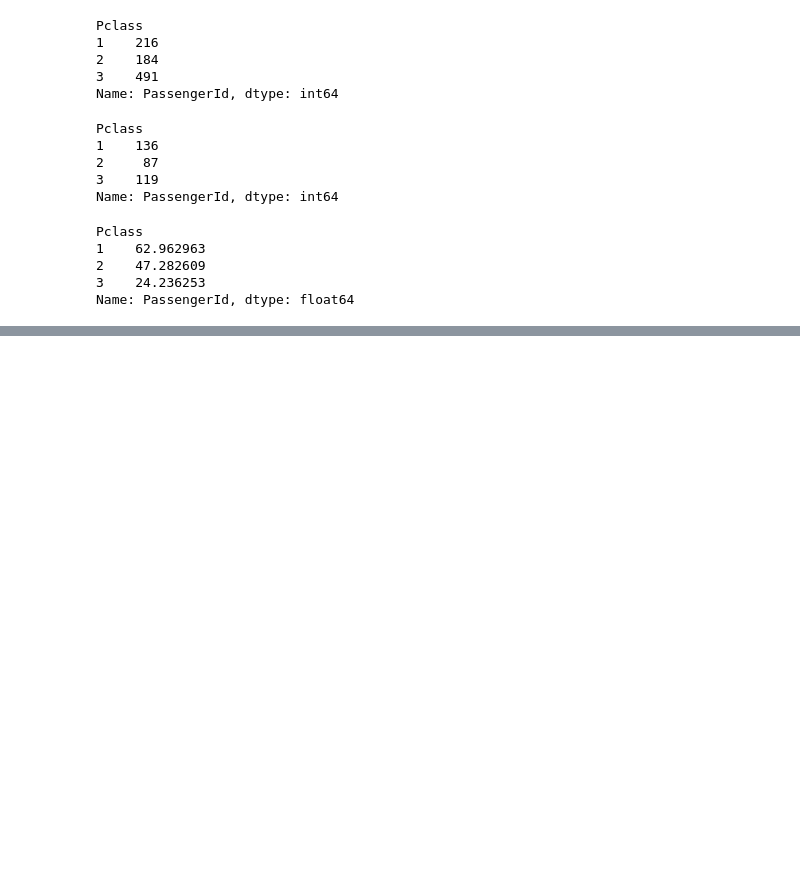
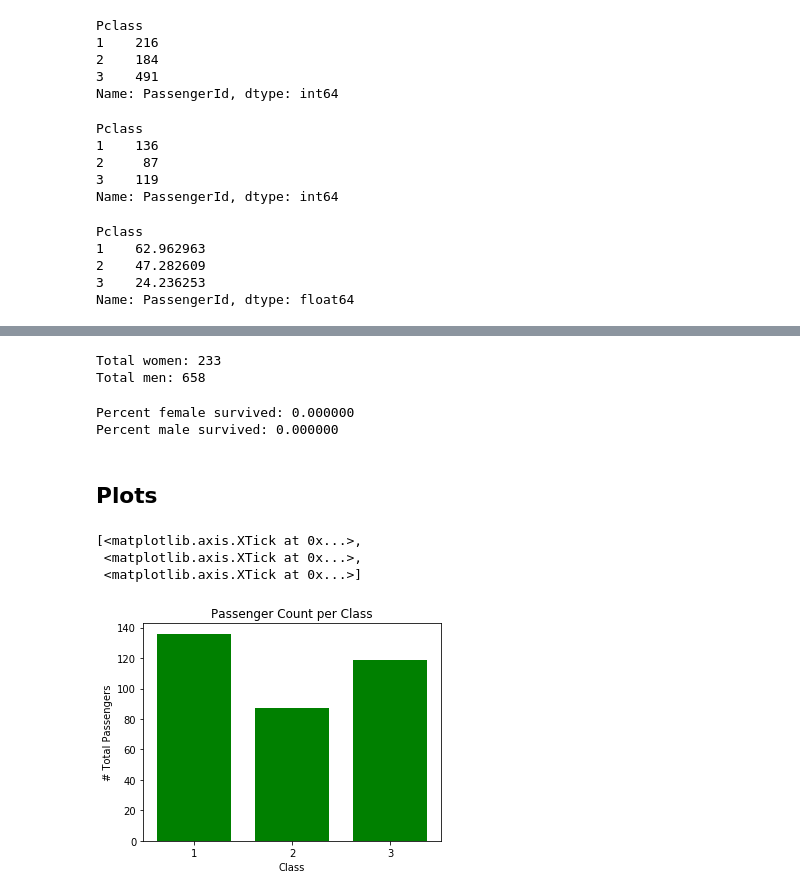
Before and after one commit to Saura1996/Titanic_dataset_kaggle, a Jupyter notebook: Titanic Dataset Solution.ipynb, the cells around one changed output, grey strips where cells are left out. Drawn from its saved outputs; the diff is of its cells as text; code cells hidden in the pictures; blank space fills up the shorter version.

Commit message:
Gender wise survival rate added

```diff
--- a/Titanic Dataset Solution.ipynb
+++ b/Titanic Dataset Solution.ipynb
@@ -84,0 +107,36 @@ Name: PassengerId, dtype: float64
+# %%
+women = train[train.Survived == 1][train.Sex == 1]["Sex"].sum()
+print "Total women: %d" %women
+men = total_passengers - women
+print "Total men: %d" %men
+# %% [output]
+Total women: 233
+Total men: 658
+# %%
+# women survival rate
+import decimal
+from decimal import Decimal
+
+percent_women_survived = Decimal(women/ total_passengers)*100
+print "Percent female survived: %f" %percent_women_survived
+
+percent_men_survived = Decimal(men/ total_passengers)*100
+print "Percent male survived: %f" %percent_men_survived
+# %% [output]
+Percent female survived: 0.000000
+Percent male survived: 0.000000
+# %% [markdown]
+## Plots
+# %%
+fig = plt.figure(figsize=plt.figaspect(0.75))
+ax = fig.add_subplot(111)
+bar_plot = ax.bar([1,2,3],survival_in_each_class,color = 'green',width=0.75)
+ax.set_xlabel('Class')
+ax.set_ylabel('# Total Passengers')
+ax.set_title('Passenger Count per Class')
+ax.set_xticks([1,2,3])
+# %% [output]
+[<matplotlib.axis.XTick at 0x...>,
+ <matplotlib.axis.XTick at 0x...>,
+ <matplotlib.axis.XTick at 0x...>]
+[figure, added]
```
Also changed, not shown: parts of 5 cells of this notebook.
